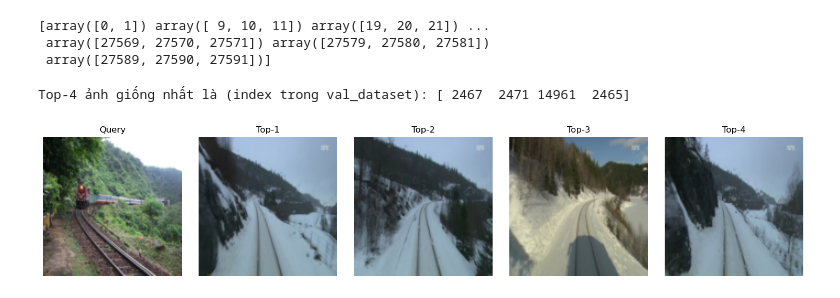
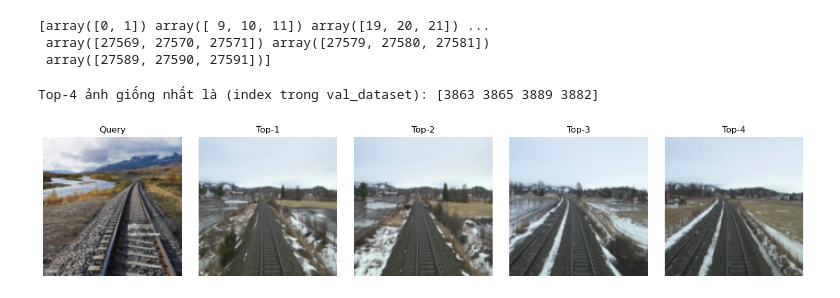
Before and after one commit to MinhMarks/UIT_CS231_CV_DOAN, a Jupyter notebook: demo.ipynb, the cells around one changed output. Cells and saved outputs as stored; diff of their text form; code cells hidden in the pictures.

```diff
--- a/demo.ipynb
+++ b/demo.ipynb
@@ -196,7 +196,7 @@ print(ground_truth)
  array([27589, 27590, 27591])]
 # %%
 
-query_image_path = './query_images/i1.jpg'  # ← Thay đường dẫn nếu cần
+query_image_path = './query_images/i8.jpg'  # ← Thay đường dẫn nếu cần
 raw_img = Image.open(query_image_path).convert('RGB')
 
 # === Apply transform giống như với reference ===
@@ -207,32 +207,32 @@ query_tensor = transform(raw_img).unsqueeze(0).cuda()  # (1, C, H, W)
 with torch.no_grad():
     with torch.autocast(device_type='cuda', dtype=torch.float16):
         query_descriptor = model(query_tensor).cpu().numpy()  # shape: (1, D)
 
 # === FAISS search: truy vấn với ảnh vừa nhập ===
 _, pred_indices = faiss_index.search(query_descriptor, 4)  # top-4
 
 print("Top-4 ảnh giống nhất là (index trong val_dataset):", pred_indices[0])
 
 # === Hiển thị kết quả ===
 query_img_show = denormalize(query_tensor.squeeze().cpu())
 query_img_show = TF.to_pil_image(query_img_show)
 
 fig, axes = plt.subplots(1, 5, figsize=(15, 3))
 axes[0].imshow(query_img_show)
 axes[0].set_title("Query")
 axes[0].axis('off')
 
 for i, idx in enumerate(pred_indices[0]):
     ref_img, _ = val_dataset[idx]
     ref_img = denormalize(ref_img)
     ref_img = TF.to_pil_image(ref_img)
     axes[i+1].imshow(ref_img)
     axes[i+1].set_title(f"Top-{i+1}")
     axes[i+1].axis('off')
 
 plt.tight_layout()
 plt.savefig("query_vs_top4_from_image.png")
 plt.show()
 # %% [output]
-Top-4 ảnh giống nhất là (index trong val_dataset): [ 2467  2471 14961  2465]
+Top-4 ảnh giống nhất là (index trong val_dataset): [3863 3865 3889 3882]
-[figure, old version]
+[figure, new version]
```
Also changed, not shown: 21 other files.
